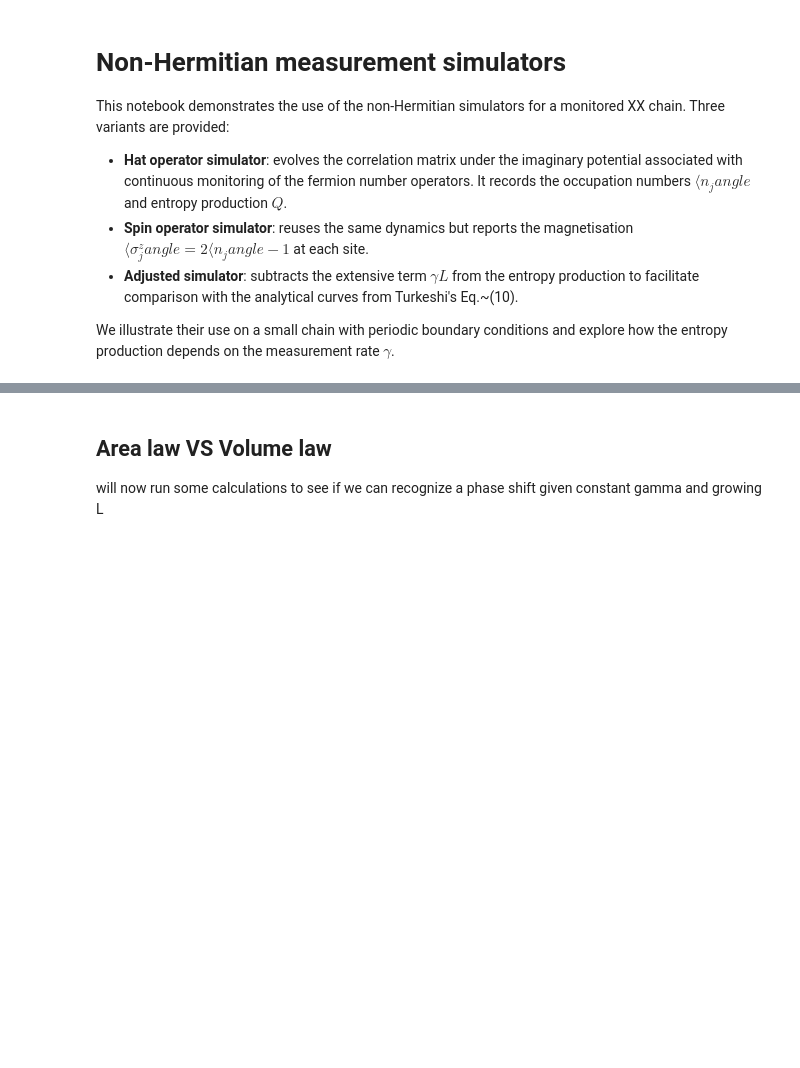
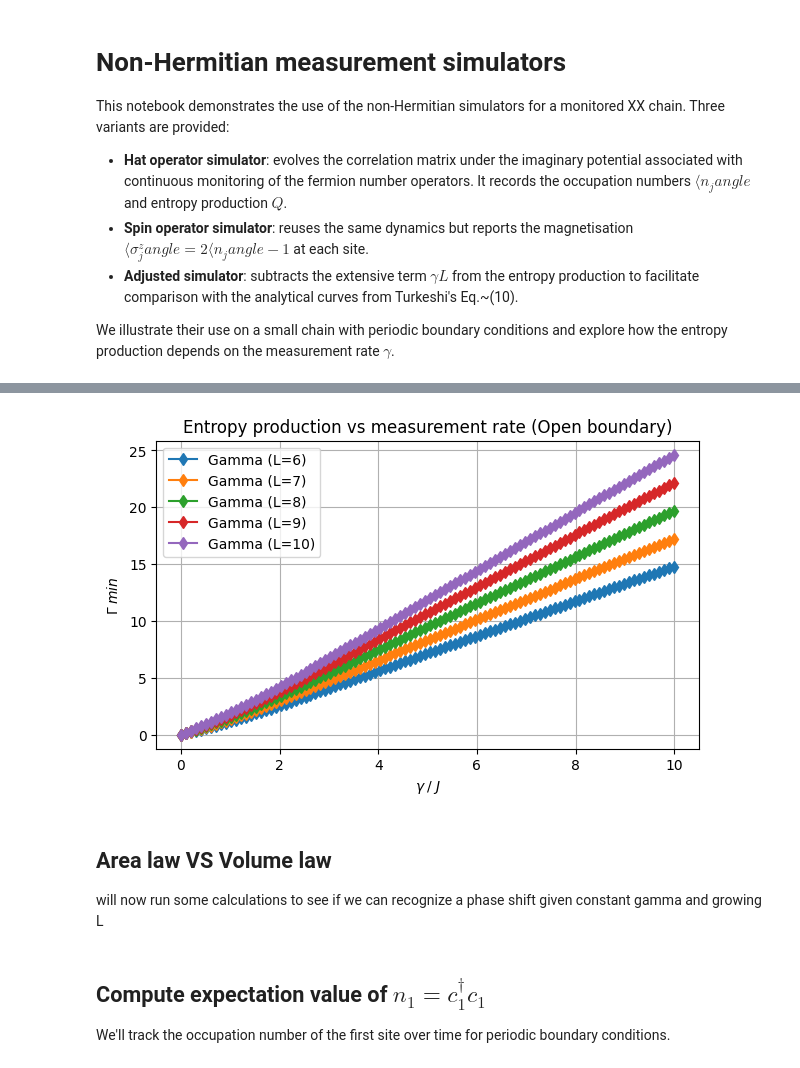
Before and after one commit to alonk-me/Quntum-measurment-model, a Jupyter notebook: quantum_measurement/jw_expansion/demo_non_hermitian.ipynb, the cells around one changed output, grey strips where cells are left out. Saved outputs shown, nothing was run; the diff lists cells and outputs as text; code cells hidden in the pictures; blank space fills up the shorter version.

```diff
--- a/quantum_measurement/jw_expansion/demo_non_hermitian.ipynb
+++ b/quantum_measurement/jw_expansion/demo_non_hermitian.ipynb
@@ -210,3 +219,42 @@ plt.show()
+# %%
+# new attempt at gamma_min estimation
+# Simulation parameters
+L = [6, 7, 8, 9, 10]         # number of sites
+J = 1.0        # coherent hopping strength
+N_steps = 10000 # discretisation of total time T=1
+
+# Measurement rates to scan over
+gamma_values = np.linspace(0.0, 10.0, 100)
+
+rates_adjusted = []
+all_rates_arranged = []
+
+# Iterate over gamma values and collect entropy per time step
+for l in L:
+    for gamma in gamma_values:
+        # Adjusted simulator: subtract γ L from the entropy budget
+        sim_adj = NonHermitianAdjustedSimulator(L=l, J=J, gamma=gamma, N_steps=N_steps, closed_boundary=False)
+        Q_adj, n_traj_adj = sim_adj.simulate_trajectory()
+        rates_adjusted.append(1/4 * (gamma * l - Q_adj))
+
+
+    all_rates_arranged.append(np.array(rates_adjusted))
+    rates_adjusted = []  # Reset for the next L value
+# %%
+# Plot the entropy production per time step for each simulator
+plt.figure(figsize=(7, 4))
+gamma_J = gamma_values / J
+gamma_min_est = [rates for rates in all_rates_arranged]
+for l in L:
+    plt.plot(gamma_J, gamma_min_est[l-6], 'd-', label=f'Gamma (L={l})')
+plt.xlabel(r'$\gamma _ / _ J$')
+plt.ylabel(r'$\Gamma _ min$')
+plt.title('Entropy production vs measurement rate (Open boundary)')
+plt.legend()
+plt.grid(True)
+plt.show()
+# %% [output]
+[figure, added]
 # %% [markdown]
 ## Area law VS Volume law
 will now run some calculations to see if we can recognize a phase shift given constant gamma and growing L
@@ -233,3 +281,7 @@ for l in L:
 
     all_rates_arranged.append(np.array(rates_adjusted))
     rates_adjusted = []  # Reset for the next L value
+# %% [markdown]
+## Compute expectation value of $n_1 = c^\dagger_1 c_1$
+
+We'll track the occupation number of the first site over time for periodic boundary conditions.
```
Also changed, not shown: parts of 12 cells of this notebook, 3 other files.
